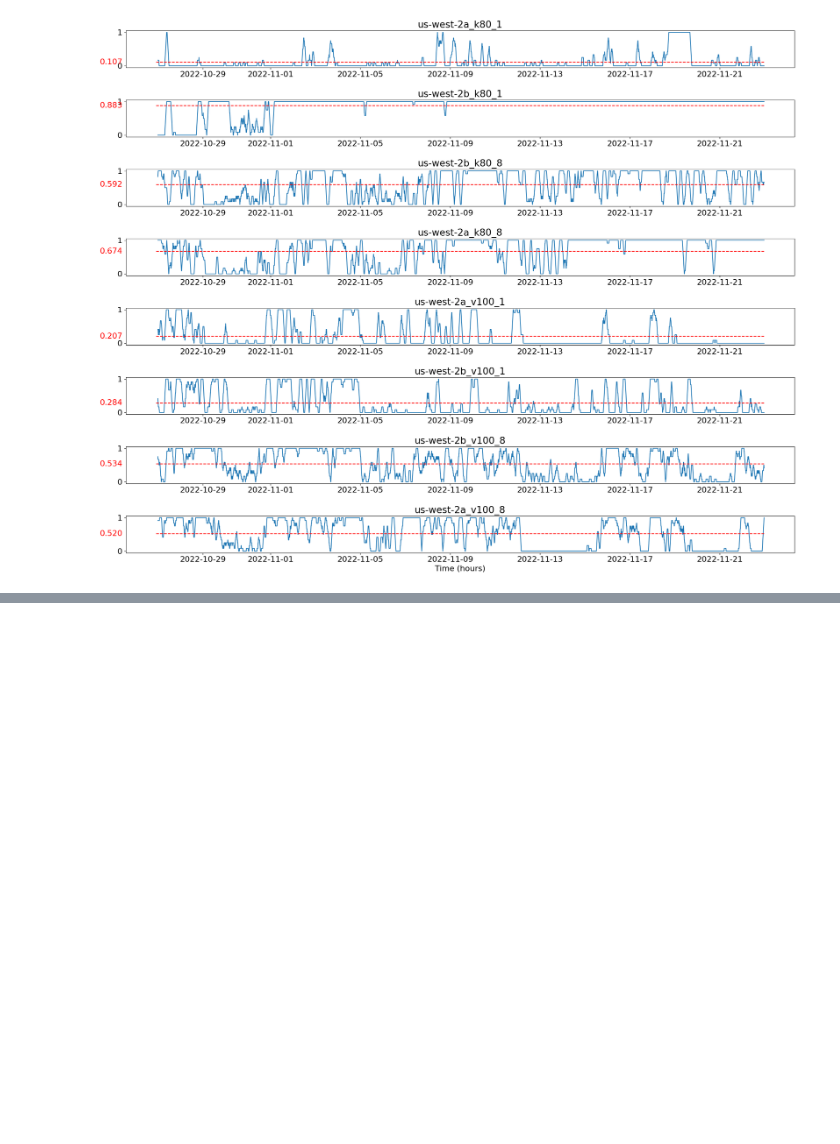
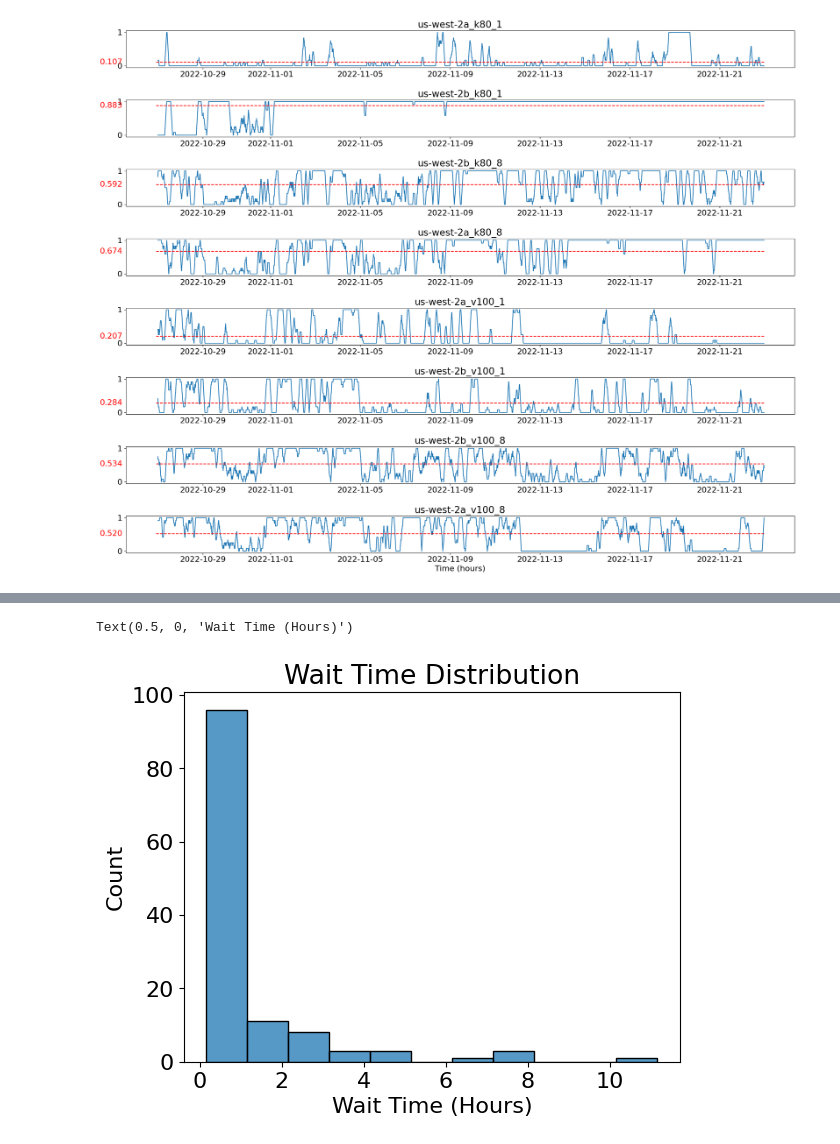
Before and after one commit to Michaelvll/skypilot-spot-strategy, a Jupyter notebook: scripts/availability/trace_visualize.ipynb, the cells around one changed output, grey strips where cells are left out. Drawn from its saved outputs; the diff is of its cells as text; code cells hidden in the pictures; blank space fills up the shorter version.

```diff
--- a/scripts/availability/trace_visualize.ipynb
+++ b/scripts/availability/trace_visualize.ipynb
@@ -74,0 +101,12 @@ fig.tight_layout(h_pad=1.5)
+# %%
+wait_groups = (1-avail_traces_month['preempted']).cumsum()
+wait_times = wait_groups.groupby(wait_groups).count() - 1
+wait_hours = wait_times[wait_times > 0] * 600 / 3600
+ax = plt.subplot()
+sns.histplot(wait_hours, binwidth=1, ax=ax)
+ax.set_title('Wait Time Distribution')
+ax.set_ylabel('Count')
+ax.set_xlabel('Wait Time (Hours)')
+# %% [output]
+Text(0.5, 0, 'Wait Time (Hours)')
+[figure, added]
```
Also changed, not shown: parts of 2 cells of this notebook.
